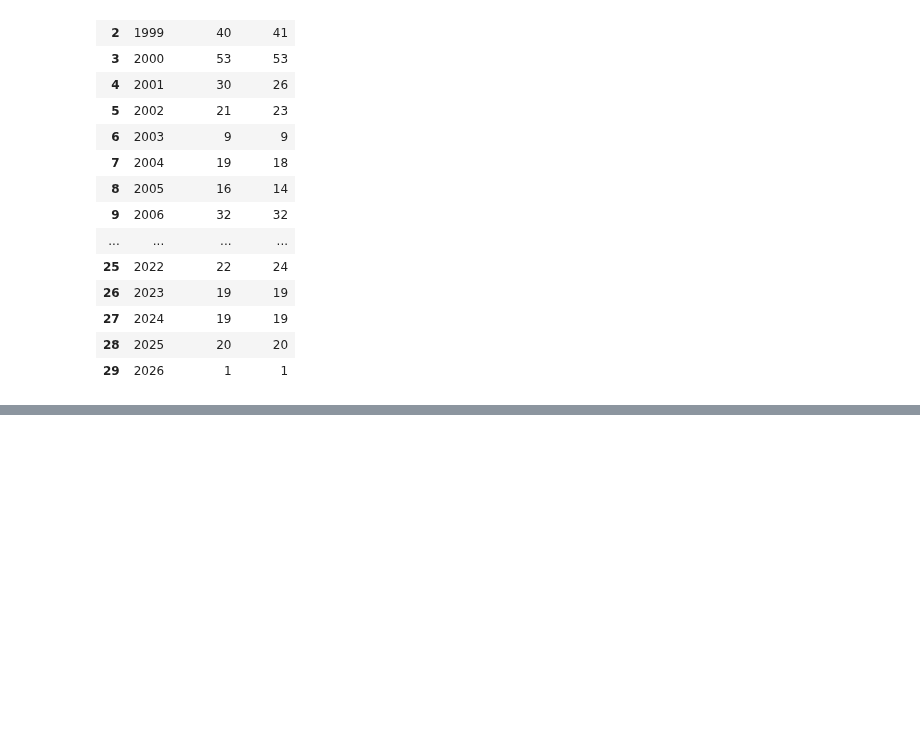
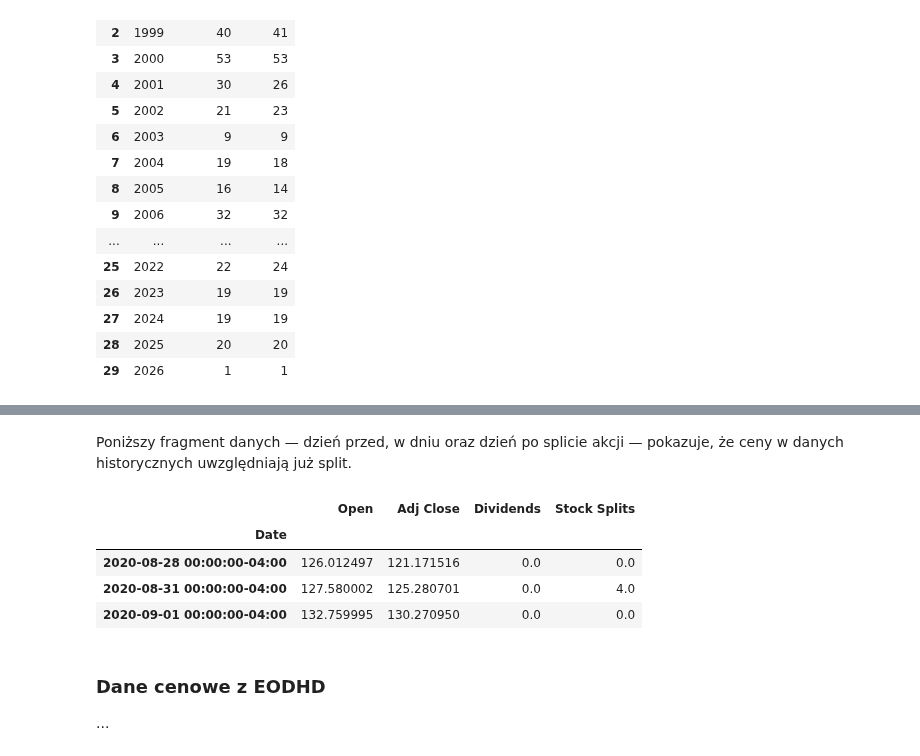
Before and after one commit to MichaelL200/data-driven-stock-portfolio-selection, a Jupyter notebook: notebooks/main.ipynb, the cells around one changed output, grey strips where cells are left out. Saved outputs shown, nothing was run; the diff lists cells and outputs as text; code cells hidden in the pictures; blank space fills up the shorter version.

```diff
--- a/notebooks/main.ipynb
+++ b/notebooks/main.ipynb
@@ -217,0 +276,14 @@ plots.sp500_yearly_changes(sp500)
+# %% [markdown]
+Poniższy fragment danych — dzień przed, w dniu oraz dzień po splicie akcji — pokazuje, że ceny w danych historycznych uwzględniają już split.
+# %%
+plots.YahooFinance.show_last_split(apple)
+# %% [output]
+|  | Open | Adj Close | Dividends | Stock Splits |
+| Date |  |  |  |  |
+| 2020-08-28 00:00:00-04:00 | 126.012497 | 121.171516 | 0.0 | 0.0 |
+| 2020-08-31 00:00:00-04:00 | 127.580002 | 125.280701 | 0.0 | 4.0 |
+| 2020-09-01 00:00:00-04:00 | 132.759995 | 130.270950 | 0.0 | 0.0 |
+# %% [markdown]
+### Dane cenowe z EODHD
+
+...
```
Also changed, not shown: parts of 12 cells of this notebook, 4 other files.
